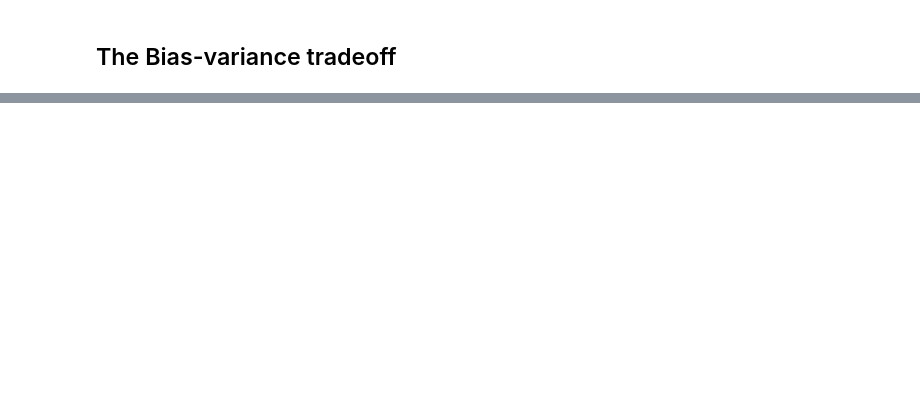
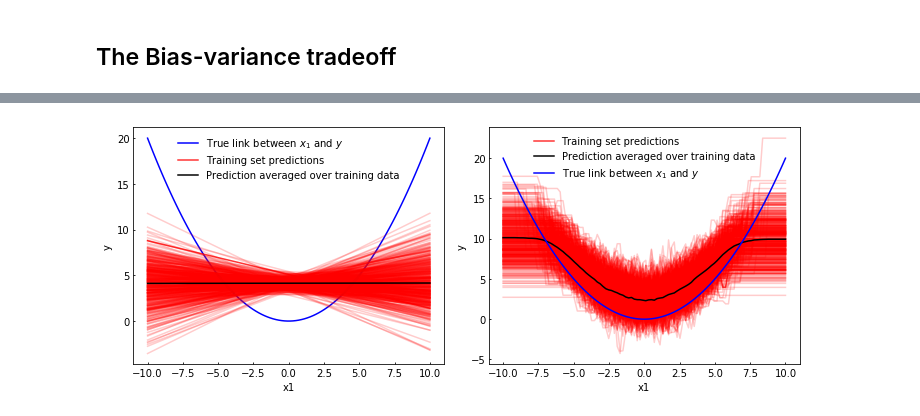
Before and after one commit to tomcm39/regression, a Jupyter notebook: Guiding principles for regression.ipynb, the cells around one changed output, grey strips where cells are left out. Cells and saved outputs as stored; diff of their text form; code cells hidden in the pictures; blank space fills up the shorter version.

```diff
--- a/Guiding principles for regression.ipynb
+++ b/Guiding principles for regression.ipynb
@@ -218,0 +432,82 @@ d(a,b) + d(b,c) &\le d(a,c)\\
+# %%
+def generateTrainingSet(Nsamples = 10**2):
+    Xy = pd.DataFrame({"x0":np.random.normal(0,3,Nsamples)
+                      ,"x1":np.random.normal(0,3,Nsamples)
+                      ,"x2":np.random.normal(0,3,Nsamples)
+                      ,"x3":np.random.normal(0,3,Nsamples)})
+    Xy['y'] = 2*np.sin(Xy.x0) + 0.2*Xy.x1**2 + abs(Xy.x2) + -1*Xy.x3 + 0*np.random.normal(0,0.01,Nsamples)
+    return(Xy)
+
+# Linear Regression
+def makeLRpredictions(trainingData,label=0):
+    from sklearn.linear_model import LinearRegression
+    Xy = trainingData
+    reg = LinearRegression().fit(Xy.loc[:,['x1']], Xy.y)
+
+    domain = np.linspace(-10,10,100).reshape(-1,1)
+    LRpredictions = reg.predict(domain)
+
+    if label==1:
+        ax.plot(domain,LRpredictions,'r-',alpha=0.8,label='Training set predictions')
+    else:
+        ax.plot(domain,LRpredictions,'r-',alpha=0.2,label='_none_')
+    return(LRpredictions)
+
+
+def makeKNNpredictions(trainingData,label=0):
+    Xy=trainingData
+    KNN7 = neighbors.KNeighborsRegressor(n_neighbors=5)
+    KNN7 = KNN7.fit(Xy.loc[:,['x1']], Xy.y)
+
+    domain = np.linspace(-10,10,100).reshape(-1,1)
+    KNNpredictions = KNN7.predict(domain)
+
+    if label==1:
+        ax.plot(domain,KNNpredictions,'r-',alpha=0.8,label='Training set predictions')
+    else:
+        ax.plot(domain,KNNpredictions,'r-',alpha=0.2,label='_none_')
+    return(KNNpredictions)
+
+
+#True relationship between x1 and y
+fig,axs = plt.subplots(1,2)
+
+domain = np.linspace(-10,10,100)
+
+# Linear Regression
+ax = axs[0]
+ax.plot(domain, 0.2*domain**2,'b-',label=r'True link between $x_{1}$ and $y$')
+for i in range(500):
+    trainingData = generateTrainingSet()
+    if i==0:
+        avgPredictions = makeLRpredictions(trainingData,1)
+    else:
+        avgPredictions += makeLRpredictions(trainingData)
+avgPredictions = avgPredictions/i
+ax.plot(domain,avgPredictions,'k-', label = 'Prediction averaged over training data')
+
+ax.set(xlabel = 'x1', ylabel = 'y')
+ax.tick_params(direction='in',size=2.)
+
+ax.legend(frameon=False)
+
+ax = axs[1]
+for i in range(500):
+    trainingData = generateTrainingSet()
+    if i==0:
+        avgPredictions = makeKNNpredictions(trainingData,1)
+    else:
+        avgPredictions += makeKNNpredictions(trainingData)
+avgPredictions = avgPredictions/i
+ax.plot(domain,avgPredictions,'k-', label = 'Prediction averaged over training data')
+ax.plot(domain, 0.2*domain**2,'b-',label=r'True link between $x_{1}$ and $y$')
+
+ax.set(xlabel = 'x1', ylabel = 'y')
+ax.tick_params(direction='in',size=2.)
+
+ax.legend(frameon=False)
+
+fig.set_tight_layout(True)
+fig.set_size_inches(10,4)
+# %% [output]
+[figure, added]
```
Also changed, not shown: parts of 21 cells of this notebook.
